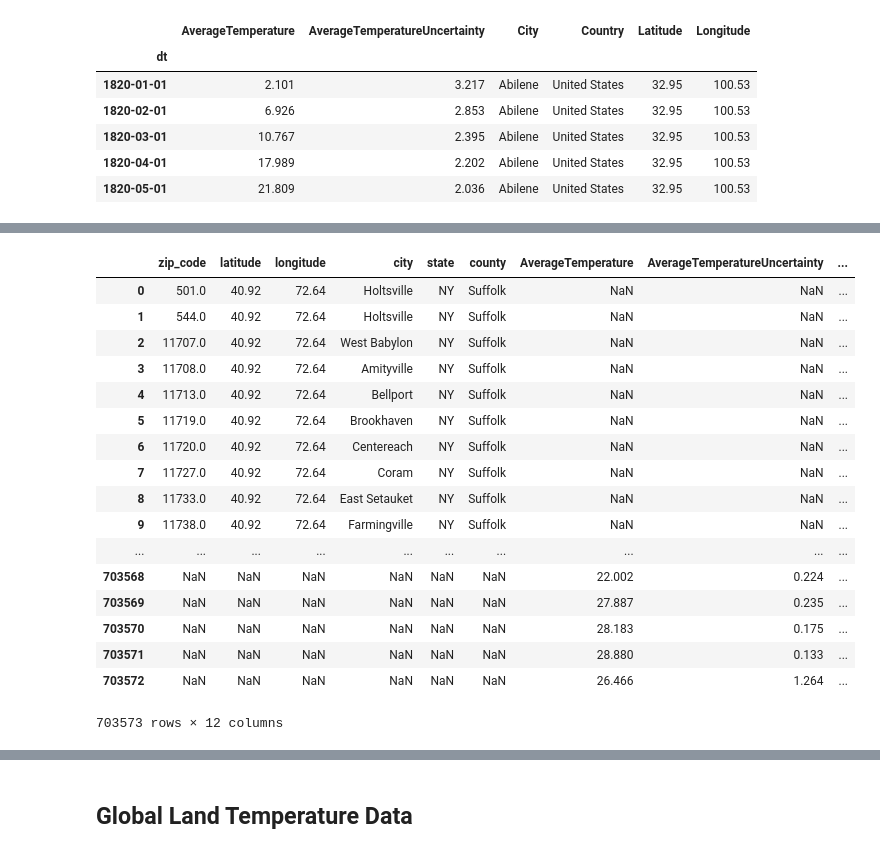
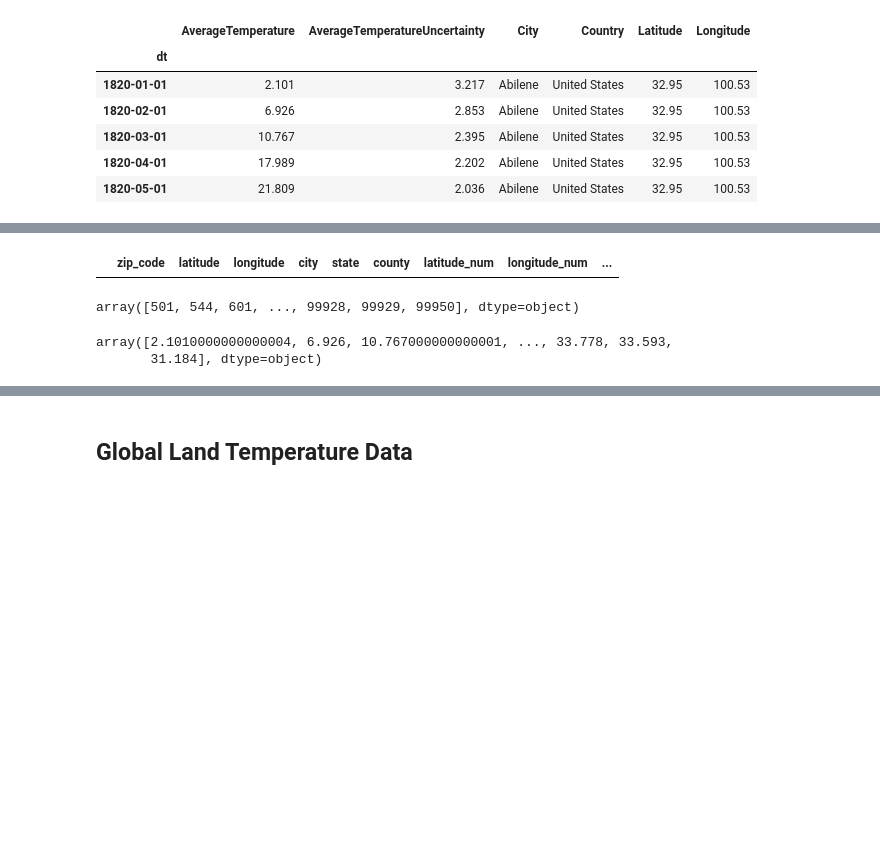
Before and after one commit to karahahn/Springboard_Capstone1, a Jupyter notebook: Exploring the Data.ipynb, the cells around one changed output, grey strips where cells are left out. Cells and saved outputs as stored; diff of their text form; code cells hidden in the pictures; blank space fills up the shorter version.

```diff
--- a/Exploring the Data.ipynb
+++ b/Exploring the Data.ipynb
@@ -93,0 +149,2 @@ temp_us[temp_us['Latitude'] == 32.95]
+# %%
+temp_us['Latitude_num'] = temp_us.round({'Latitude_num':1})
@@ -117,4 +200,0 @@ us_join.head()
-# %%
-us_join = us_join.dropna()
-us_join['latitude'] = us_join['latitude'].astype('object')
-us_join.info()
@@ -153,0 +215,3 @@ us_join[us_join['latitude'] == 40.92]
+# %%
+us_join['latitude_num'] = us_join['latitude']
+us_join['longitude_num'] = [float(long) for long in us_join.longitude]
@@ -154 +227,3 @@ us_join[us_join['latitude'] == 40.92]
+# %%
+us_join['latitude_num'] = us_join.round({'latitude_num':1})
 # %%
@@ -176,27 +234,19 @@ outer_join
 # %%
 # tried to join on both latitude and longitude, but temp_us data does not show
-outerjoin_lat_long = pd.merge(us_join, temp_us, how='outer', left_on = ['latitude', 'longitude'], right_on = ['Latitude', 'Longitude'])
+outerjoin_lat_long = pd.merge(us_join, temp_us, how='inner', left_on = ['latitude_num', 'longitude_num'], right_on = ['Latitude_num', 'Longitude_num'])
 #temp_us.set_index('Latitude').join(us_join.set_index('latitude')).reset_index()
 outerjoin_lat_long
 # %% [output]
-|  | zip_code | latitude | longitude | city | state | county | AverageTemperature | AverageTemperatureUncertainty | ... |
-| 0 | 501.0 | 40.92 | 72.64 | Holtsville | NY | Suffolk | NaN | NaN | ... |
-| 1 | 544.0 | 40.92 | 72.64 | Holtsville | NY | Suffolk | NaN | NaN | ... |
-| 2 | 11707.0 | 40.92 | 72.64 | West Babylon | NY | Suffolk | NaN | NaN | ... |
-| 3 | 11708.0 | 40.92 | 72.64 | Amityville | NY | Suffolk | NaN | NaN | ... |
-| 4 | 11713.0 | 40.92 | 72.64 | Bellport | NY | Suffolk | NaN | NaN | ... |
-| 5 | 11719.0 | 40.92 | 72.64 | Brookhaven | NY | Suffolk | NaN | NaN | ... |
-| 6 | 11720.0 | 40.92 | 72.64 | Centereach | NY | Suffolk | NaN | NaN | ... |
-| 7 | 11727.0 | 40.92 | 72.64 | Coram | NY | Suffolk | NaN | NaN | ... |
-| 8 | 11733.0 | 40.92 | 72.64 | East Setauket | NY | Suffolk | NaN | NaN | ... |
-| 9 | 11738.0 | 40.92 | 72.64 | Farmingville | NY | Suffolk | NaN | NaN | ... |
-| ... | ... | ... | ... | ... | ... | ... | ... | ... | ... |
-| 703568 | NaN | NaN | NaN | NaN | NaN | NaN | 22.002 | 0.224 | ... |
-| 703569 | NaN | NaN | NaN | NaN | NaN | NaN | 27.887 | 0.235 | ... |
-| 703570 | NaN | NaN | NaN | NaN | NaN | NaN | 28.183 | 0.175 | ... |
-| 703571 | NaN | NaN | NaN | NaN | NaN | NaN | 28.880 | 0.133 | ... |
-| 703572 | NaN | NaN | NaN | NaN | NaN | NaN | 26.466 | 1.264 | ... |
+|  | zip_code | latitude | longitude | city | state | county | latitude_num | longitude_num | ... |
-703573 rows × 12 columns
+# %%
+us_join['latitude_num'].unique()
+# %% [output]
+array([501, 544, 601, ..., 99928, 99929, 99950], dtype=object)
+# %%
+temp_us['Latitude_num'].unique()
+# %% [output]
+array([2.1010000000000004, 6.926, 10.767000000000001, ..., 33.778, 33.593,
+       31.184], dtype=object)
 # %%
 disaster_df = disaster_df.dropna()
 disaster_df['County split'] = disaster_df['County'].str.extract(r"\((.*?)\)")
```
Also changed, not shown: parts of 23 cells of this notebook.
